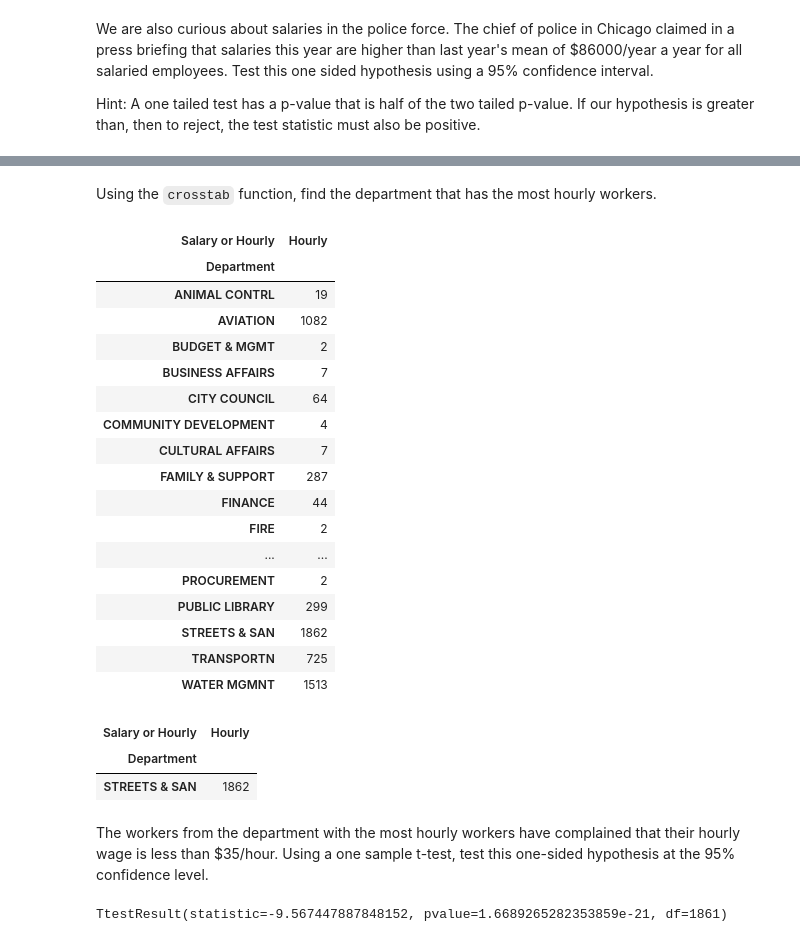
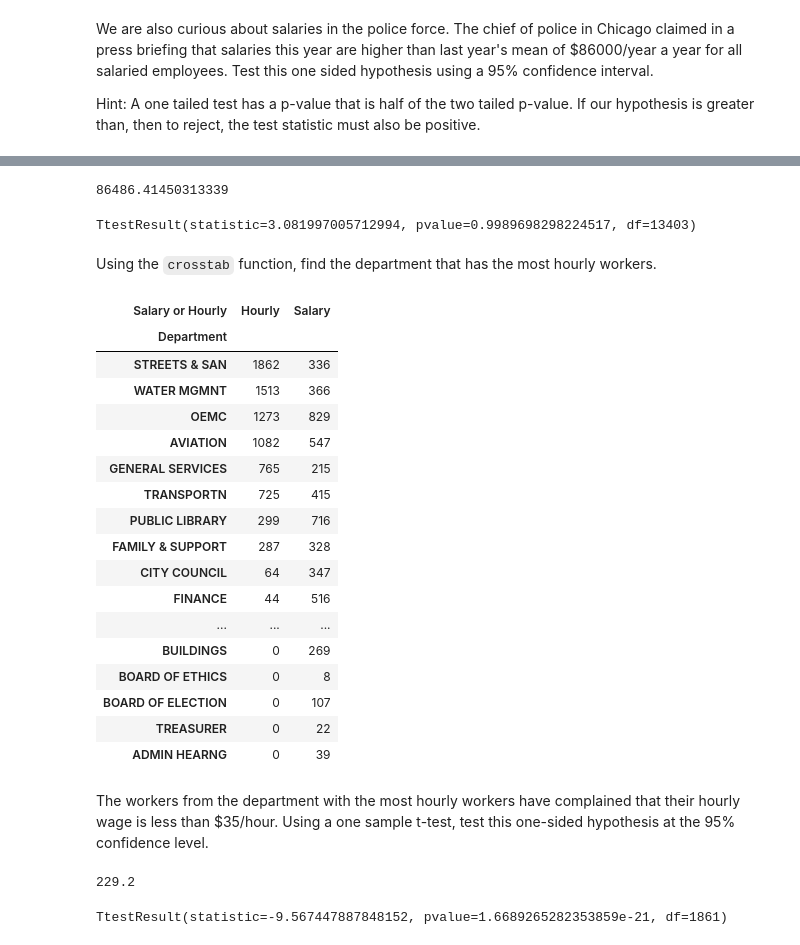
Before and after one commit to Ironhack-Data-Madrid-Julio-2023/6.2-lab_hypothesis_testing, a Jupyter notebook: your-code/main.ipynb, the cells around one changed output, grey strips where cells are left out. Drawn from its saved outputs; the diff is of its cells as text; code cells hidden in the pictures.

```diff
--- a/your-code/main.ipynb
+++ b/your-code/main.ipynb
@@ -133,36 +120,47 @@ salaries.head()
+# %%
+policia['Annual Salary'].mean()
+# %% [output]
+86486.41450313339
+# %%
+ttest_1samp(policia['Annual Salary'].dropna(), 86000, alternative='less')
+
+# no podemos rechazar H0
+# %% [output]
+TtestResult(statistic=3.081997005712994, pvalue=0.9989698298224517, df=13403)
 # %% [markdown]
 Using the `crosstab` function, find the department that has the most hourly workers.
 # %%
-dep_hour_work = pd.crosstab(index=salaries.Department, columns=salaries[salaries['Salary or Hourly']=='Hourly']['Salary or Hourly'])
+dep_hour_work = pd.crosstab(salaries.Department, salaries['Salary or Hourly']).sort_values('Hourly', ascending=False)
+
 
 dep_hour_work
 # %% [output]
-| Salary or Hourly | Hourly |
-| Department |  |
-| ANIMAL CONTRL | 19 |
-| AVIATION | 1082 |
-| BUDGET & MGMT | 2 |
-| BUSINESS AFFAIRS | 7 |
-| CITY COUNCIL | 64 |
-| COMMUNITY DEVELOPMENT | 4 |
-| CULTURAL AFFAIRS | 7 |
-| FAMILY & SUPPORT | 287 |
-| FINANCE | 44 |
-| FIRE | 2 |
-| ... | ... |
-| PROCUREMENT | 2 |
-| PUBLIC LIBRARY | 299 |
-| STREETS & SAN | 1862 |
-| TRANSPORTN | 725 |
-| WATER MGMNT | 1513 |
+| Salary or Hourly | Hourly | Salary |
+| Department |  |  |
+| STREETS & SAN | 1862 | 336 |
+| WATER MGMNT | 1513 | 366 |
+| OEMC | 1273 | 829 |
+| AVIATION | 1082 | 547 |
+| GENERAL SERVICES | 765 | 215 |
+| TRANSPORTN | 725 | 415 |
+| PUBLIC LIBRARY | 299 | 716 |
+| FAMILY & SUPPORT | 287 | 328 |
+| CITY COUNCIL | 64 | 347 |
+| FINANCE | 44 | 516 |
+| ... | ... | ... |
+| BUILDINGS | 0 | 269 |
+| BOARD OF ETHICS | 0 | 8 |
+| BOARD OF ELECTION | 0 | 107 |
+| TREASURER | 0 | 22 |
+| ADMIN HEARNG | 0 | 39 |
-# %%
-dep_hour_work[dep_hour_work.Hourly == dep_hour_work.Hourly.max()]
-# %% [output]
-| Salary or Hourly | Hourly |
-| Department |  |
-| STREETS & SAN | 1862 |
 # %% [markdown]
 The workers from the department with the most hourly workers have complained that their hourly wage is less than $35/hour. Using a one sample t-test, test this one-sided hypothesis at the 95% confidence level.
+# %%
+dep_hour_work[salaries[salaries['Department']=='STREETS & SAN']]
+
+dep_hour_work['Hourly'].mean()
+# %% [output]
+229.2
 # %%
 ttest_1samp(salaries[(salaries['Department']=='STREETS & SAN') & (salaries['Salary or Hourly']=='Hourly')]['Hourly Rate'], 35, alternative='less')
 # %% [output]
```
Also changed, not shown: parts of 13 cells of this notebook.
